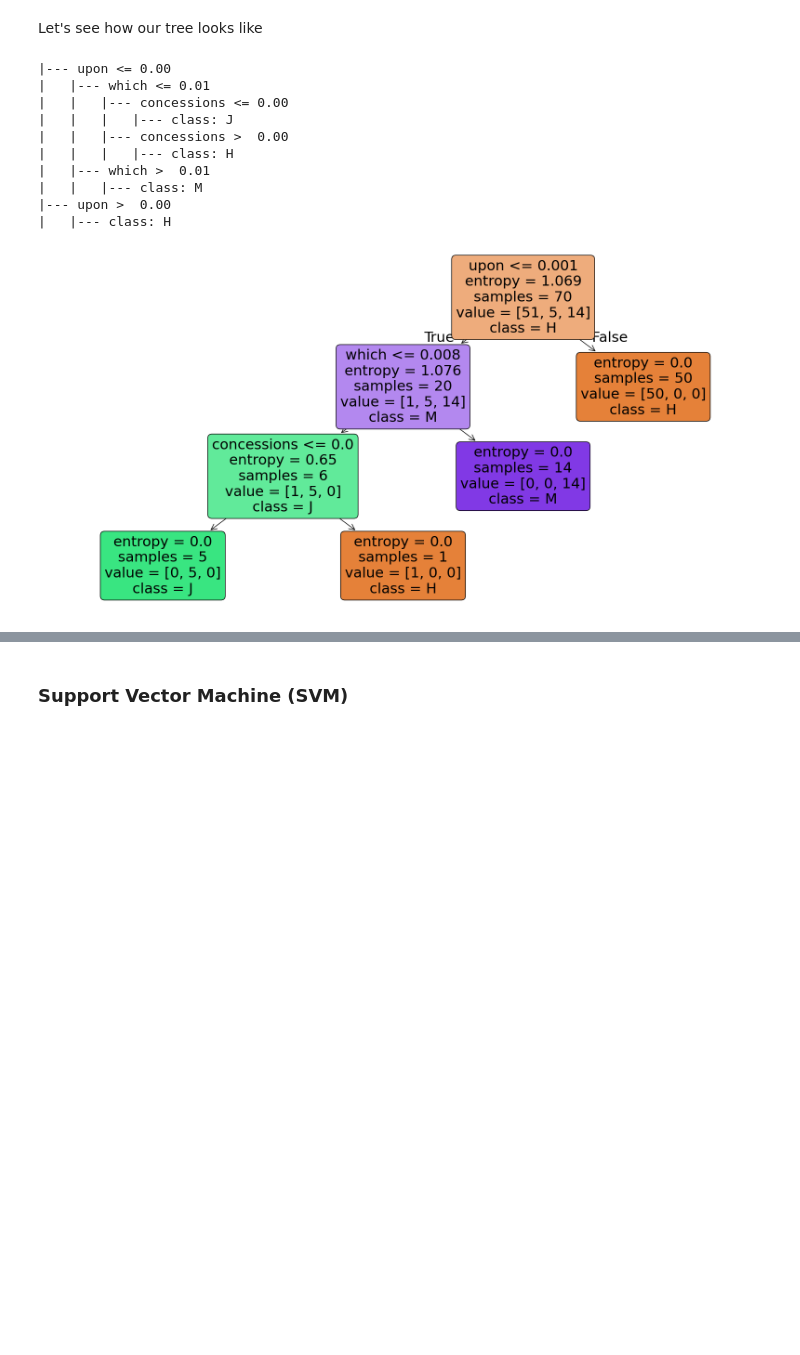
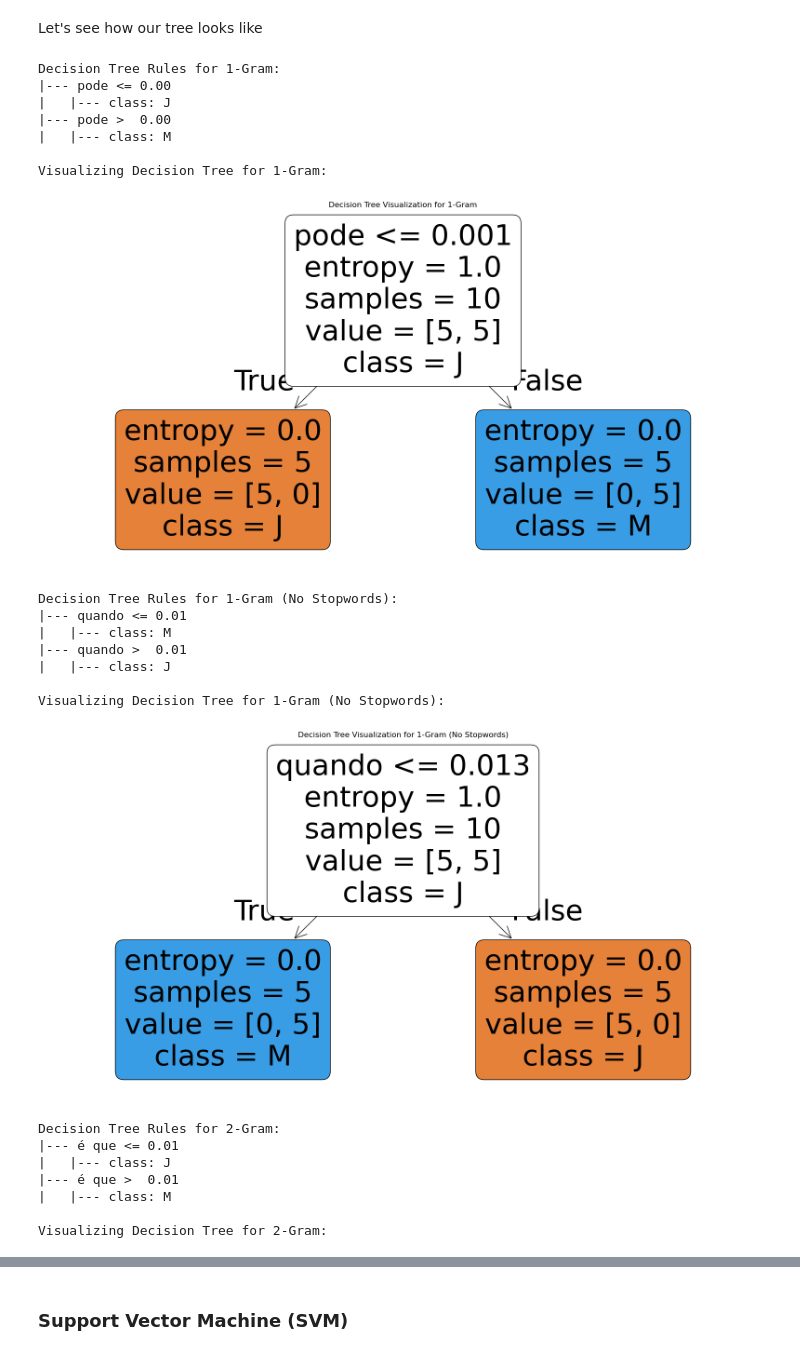
Before and after one commit to mangabe16/Authorship-Attribution, a Jupyter notebook: Albernaz_Gabriel_P5.ipynb, the cells around one changed output, grey strips where cells are left out. Cells and saved outputs as stored; diff of their text form; code cells hidden in the pictures; blank space fills up the shorter version.

```diff
--- a/Albernaz_Gabriel_P5.ipynb
+++ b/Albernaz_Gabriel_P5.ipynb
@@ -698,2 +575,19 @@ DecisionTreeClassifier(criterion='entropy', max_depth=20)
+# %%
+# Define and train DecisionTreeClassifier for each dataframe
+decision_trees = {}
+
+for name, data in split_data.items():
+    X_train = data["X_train"]
+    y_train = data["y_train"]
+
+    # Create and train the Decision Tree model
+    tree = DecisionTreeClassifier(criterion="entropy", max_depth=20)
+    tree.fit(X_train, y_train)
+
+    # Store the trained model in the dictionary
+    decision_trees[name] = tree
+
+# Example: Access the trained Decision Tree for "2-Gram"
+tree_2gram = decision_trees["2-Gram"]
 # %% [markdown]
 Now let's used the trained Decision Tree Classifier to make predictions on the dataset `X_known`
@@ -708,26 +612,49 @@ DecisionTrees's Accuracy:  1.0
 # %% [markdown]
 Let's see how our tree looks like
 # %%
-# Define class labels from y_known
-class_labels = y_known.unique()
+# Iterate over the four dataframes
+for name, data in split_data.items():
+    X_train = data["X_train"]
+    y_train = data["y_train"]
 
-# Print the decision tree in text format
-tree_rules = export_text(tree_1grams, feature_names=X_known.columns.tolist())
-print(tree_rules)
+    # Define class labels from y_train
+    class_labels = y_train.unique()
 
-# Visualize the decision tree
-plt.figure(figsize=(20, 10))
-plot_tree(tree_1grams, feature_names=X_known.columns, class_names=class_labels, filled=True, rounded=True)
-plt.show()
+    # Retrieve the trained Decision Tree model for the current dataframe
+    tree = decision_trees[name]
+
+    # Print the decision tree in text format
+    print(f"Decision Tree Rules for {name}:")
+    tree_rules = export_text(tree, feature_names=X_train.columns.tolist())
+    print(tree_rules)
+
+    # Visualize the decision tree
+    print(f"Visualizing Decision Tree for {name}:")
+    plt.figure(figsize=(20, 10))
+    plot_tree(tree, feature_names=X_train.columns, class_names=class_labels, filled=True, rounded=True)
+    plt.title(f"Decision Tree Visualization for {name}")
+    plt.show()
 # %% [output]
-|--- upon <= 0.00
-|   |--- which <= 0.01
-|   |   |--- concessions <= 0.00
-|   |   |   |--- class: J
-|   |   |--- concessions >  0.00
-|   |   |   |--- class: H
-|   |--- which >  0.01
-|   |   |--- class: M
-|--- upon >  0.00
-|   |--- class: H
+Decision Tree Rules for 1-Gram:
+|--- pode <= 0.00
+|   |--- class: J
+|--- pode >  0.00
+|   |--- class: M
+
+Visualizing Decision Tree for 1-Gram:
-[figure, old version]
+[figure, new version]
+Decision Tree Rules for 1-Gram (No Stopwords):
+|--- quando <= 0.01
+|   |--- class: M
+|--- quando >  0.01
+|   |--- class: J
+
+Visualizing Decision Tree for 1-Gram (No Stopwords):
+[figure, added]
+Decision Tree Rules for 2-Gram:
+|--- é que <= 0.01
+|   |--- class: J
+|--- é que >  0.01
+|   |--- class: M
+
+Visualizing Decision Tree for 2-Gram:
```
Also changed, not shown: parts of 94 cells of this notebook, 5 other files.
